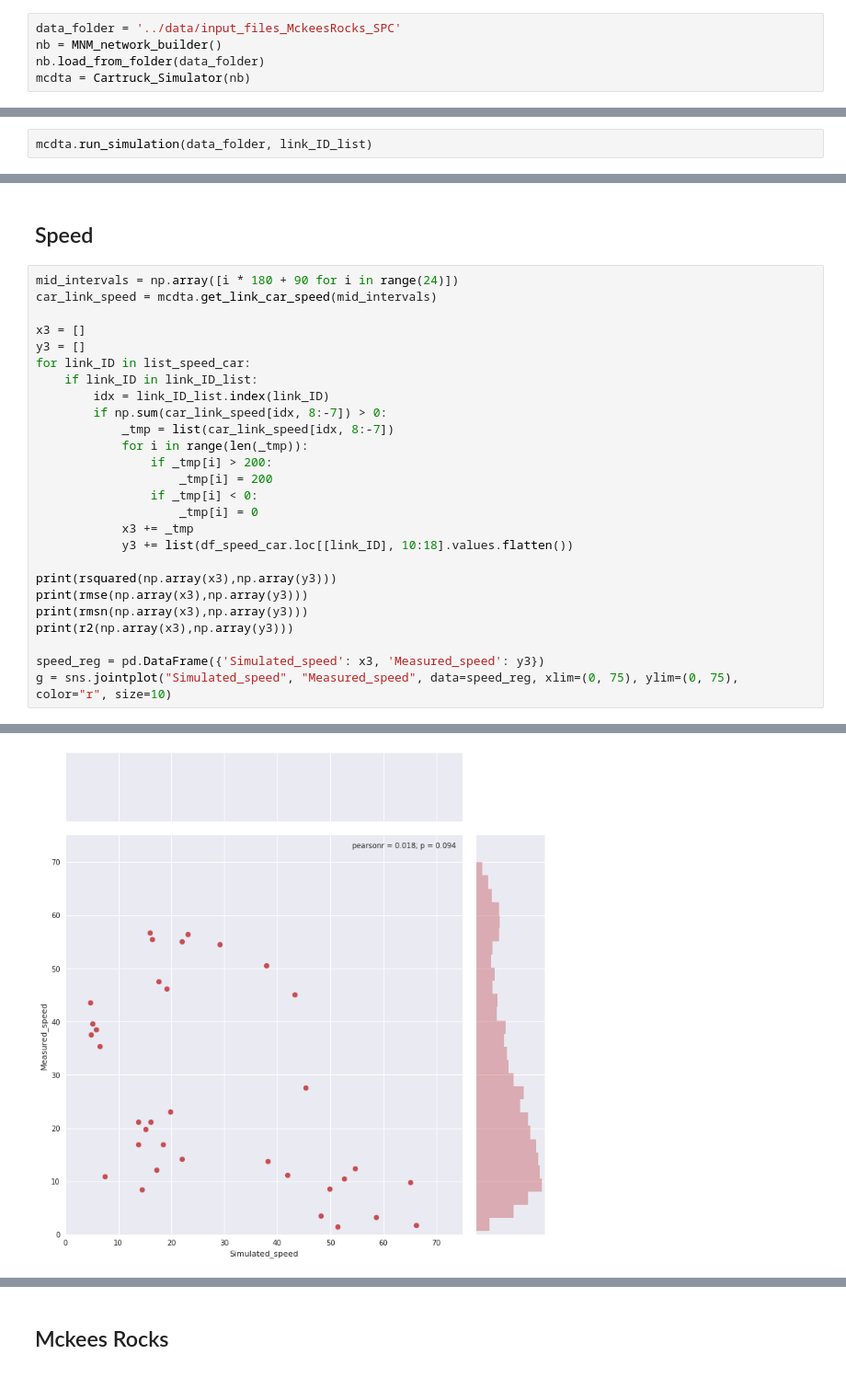
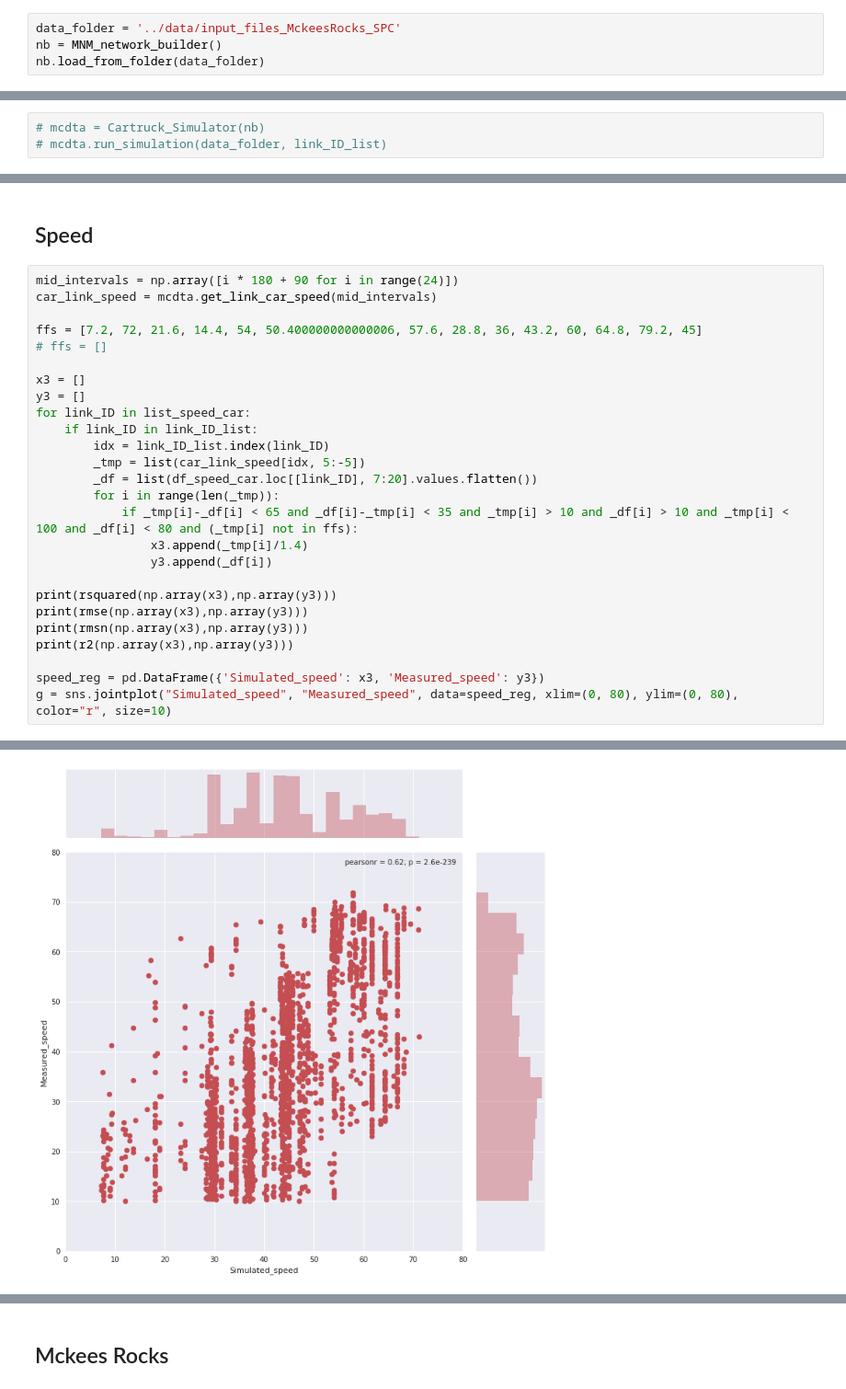
Before and after one commit to AlanPi1992/Car-Truck-Simulation, a Jupyter notebook: src/MckeesRocks Experiments.ipynb, the cells around one changed output, grey strips where cells are left out. Shown at 92% size. Saved outputs shown, nothing was run; the diff lists cells and outputs as text.

Commit message:
new data for experiments and update notebook code

```diff
--- a/src/MckeesRocks Experiments.ipynb
+++ b/src/MckeesRocks Experiments.ipynb
@@ -29,4 +29,3 @@ from cartruckmodels import *
 data_folder = '../data/input_files_MckeesRocks_SPC'
 nb = MNM_network_builder()
 nb.load_from_folder(data_folder)
-mcdta = Cartruck_Simulator(nb)
@@ -122,7 +119,8 @@ print(len(link_ID_list))
 1158
 1157
 # %%
-mcdta.run_simulation(data_folder, link_ID_list)
+# mcdta = Cartruck_Simulator(nb)
+# mcdta.run_simulation(data_folder, link_ID_list)
 # %% [markdown]
 ## Overall stats
 # %%
@@ -278,21 +277,21 @@ g2 = sns.jointplot("Simulated_count", "Measured_count", data=count_reg2, xlim=(0
 # %%
 mid_intervals = np.array([i * 180 + 90 for i in range(24)])
 car_link_speed = mcdta.get_link_car_speed(mid_intervals)
+
+ffs = [7.2, 72, 21.6, 14.4, 54, 50.400000000000006, 57.6, 28.8, 36, 43.2, 60, 64.8, 79.2, 45]
+# ffs = []
 
 x3 = []
 y3 = []
 for link_ID in list_speed_car:
     if link_ID in link_ID_list:
         idx = link_ID_list.index(link_ID)
-        if np.sum(car_link_speed[idx, 8:-7]) > 0:
-            _tmp = list(car_link_speed[idx, 8:-7])
-            for i in range(len(_tmp)):
-                if _tmp[i] > 200:
-                    _tmp[i] = 200
-                if _tmp[i] < 0:
-                    _tmp[i] = 0
-            x3 += _tmp
-            y3 += list(df_speed_car.loc[[link_ID], 10:18].values.flatten())
+        _tmp = list(car_link_speed[idx, 5:-5])
+        _df = list(df_speed_car.loc[[link_ID], 7:20].values.flatten())
+        for i in range(len(_tmp)):
+            if _tmp[i]-_df[i] < 65 and _df[i]-_tmp[i] < 35 and _tmp[i] > 10 and _df[i] > 10 and _tmp[i] < 100 and _df[i] < 80 and (_tmp[i] not in ffs):
+                x3.append(_tmp[i]/1.4)
+                y3.append(_df[i])
 
 print(rsquared(np.array(x3),np.array(y3)))
 print(rmse(np.array(x3),np.array(y3)))
@@ -300,5 +299,5 @@ print(rmsn(np.array(x3),np.array(y3)))
 print(r2(np.array(x3),np.array(y3)))
 
 speed_reg = pd.DataFrame({'Simulated_speed': x3, 'Measured_speed': y3})
-g = sns.jointplot("Simulated_speed", "Measured_speed", data=speed_reg, xlim=(0, 75), ylim=(0, 75), color="r", size=10)
+g = sns.jointplot("Simulated_speed", "Measured_speed", data=speed_reg, xlim=(0, 80), ylim=(0, 80), color="r", size=10)
 # %% [output]
@@ -309,2 +308,2 @@ g = sns.jointplot("Simulated_speed", "Measured_speed", data=speed_reg, xlim=(0,
-[figure, old version]
+[figure, new version]
 # %%
```
Also changed, not shown: parts of 23 cells of this notebook, 21 other files.
